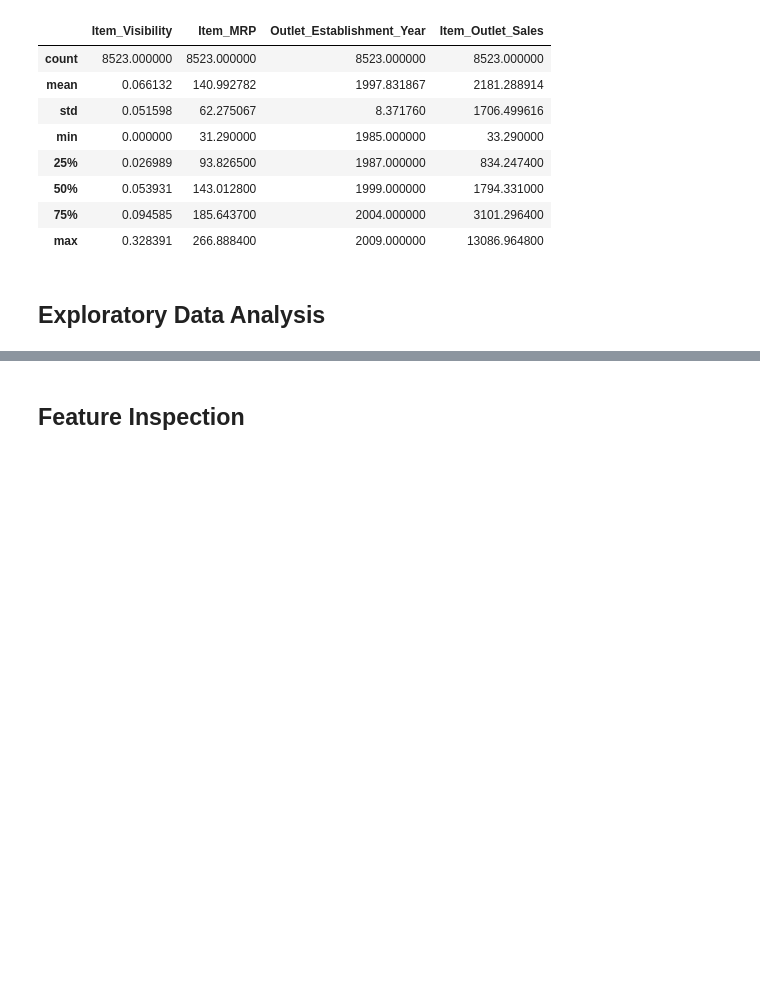
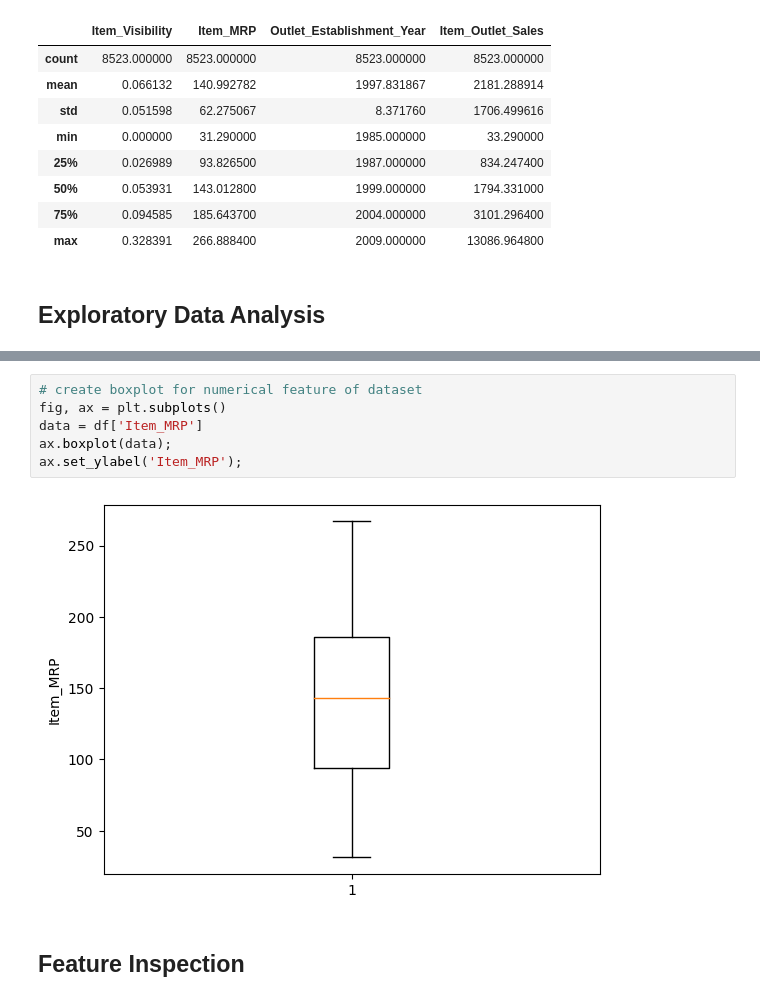
Before and after one commit to ddy623/Prediction-of-Product-Sales, a Jupyter notebook: Prediction_of_Product_Sales.ipynb, the cells around one changed output, grey strips where cells are left out. Cells and saved outputs as stored; diff of their text form; blank space fills up the shorter version.

```diff
--- a/Prediction_of_Product_Sales.ipynb
+++ b/Prediction_of_Product_Sales.ipynb
@@ -361,2 +383,10 @@ df.describe()
+# %%
+# create boxplot for numerical feature of dataset
+fig, ax = plt.subplots()
+data = df['Item_MRP']
+ax.boxplot(data);
+ax.set_ylabel('Item_MRP');
+# %% [output]
+[figure, added]
 # %% [markdown]
 ## Feature Inspection
```
Also changed, not shown: parts of 3 cells of this notebook.
